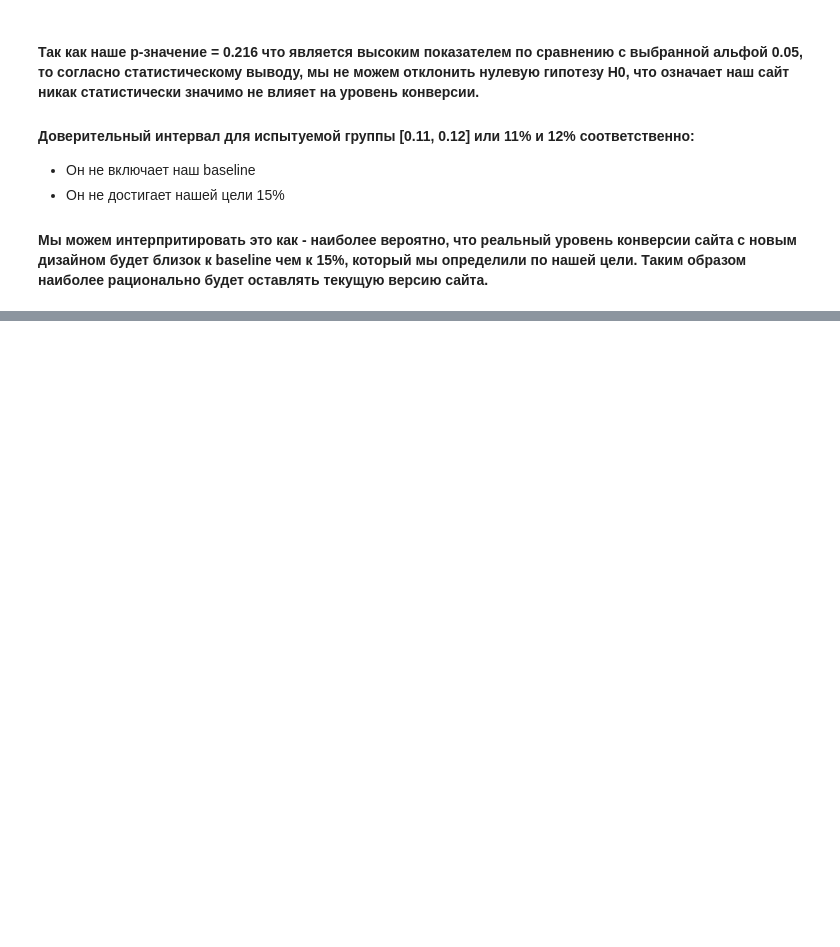
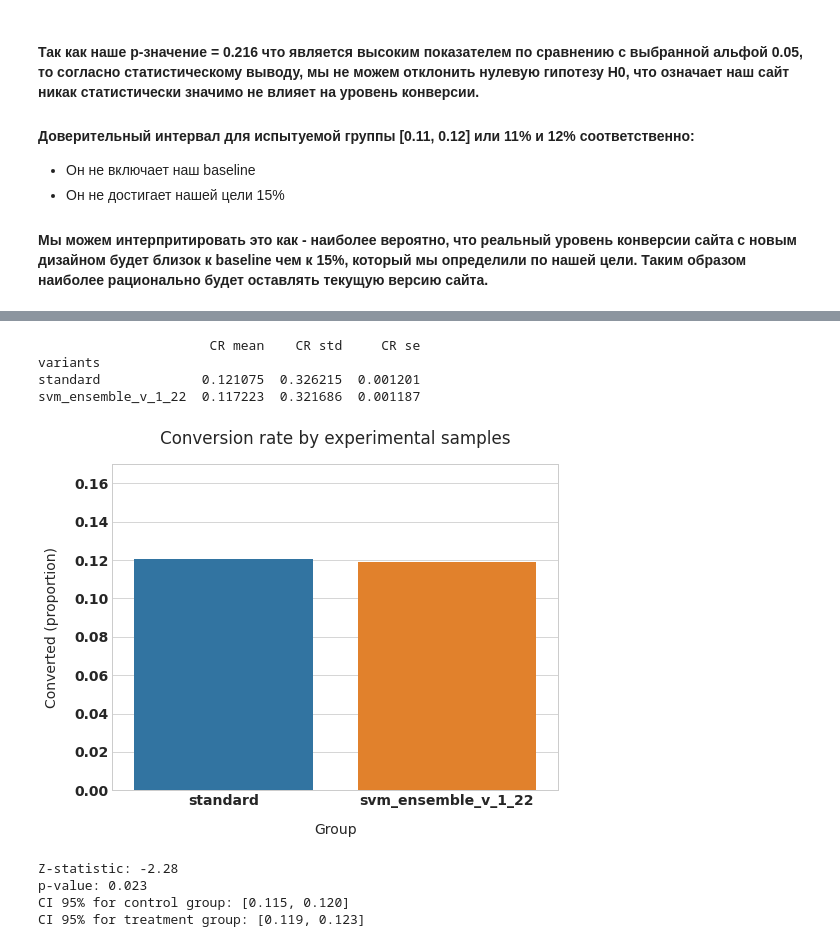
Before and after one commit to SergeyMikhalcov/It_Academy_DS_HW, a Jupyter notebook: Module2/ab_test_inference/ab_test_inference_solution.ipynb, the cells around one changed output, grey strips where cells are left out. Saved outputs shown, nothing was run; the diff lists cells and outputs as text; code cells hidden in the pictures; blank space fills up the shorter version.

```diff
--- a/Module2/ab_test_inference/ab_test_inference_solution.ipynb
+++ b/Module2/ab_test_inference/ab_test_inference_solution.ipynb
@@ -142,0 +207,13 @@ CI 95% for treatment group: [0.117, 0.121]
+# %%
+new_users_df = users_df[users_df['user_type']=='new_user']
+make_ab_test(new_users_df, 'variants', 'converted')
+# %% [output]
+                      CR mean    CR std     CR se
+variants
+standard             0.121075  0.326215  0.001201
+svm_ensemble_v_1_22  0.117223  0.321686  0.001187
+[figure, added]
+Z-statistic: -2.28
+p-value: 0.023
+CI 95% for control group: [0.115, 0.120]
+CI 95% for treatment group: [0.119, 0.123]
```
Also changed, not shown: parts of 6 cells of this notebook, 1 other file.
